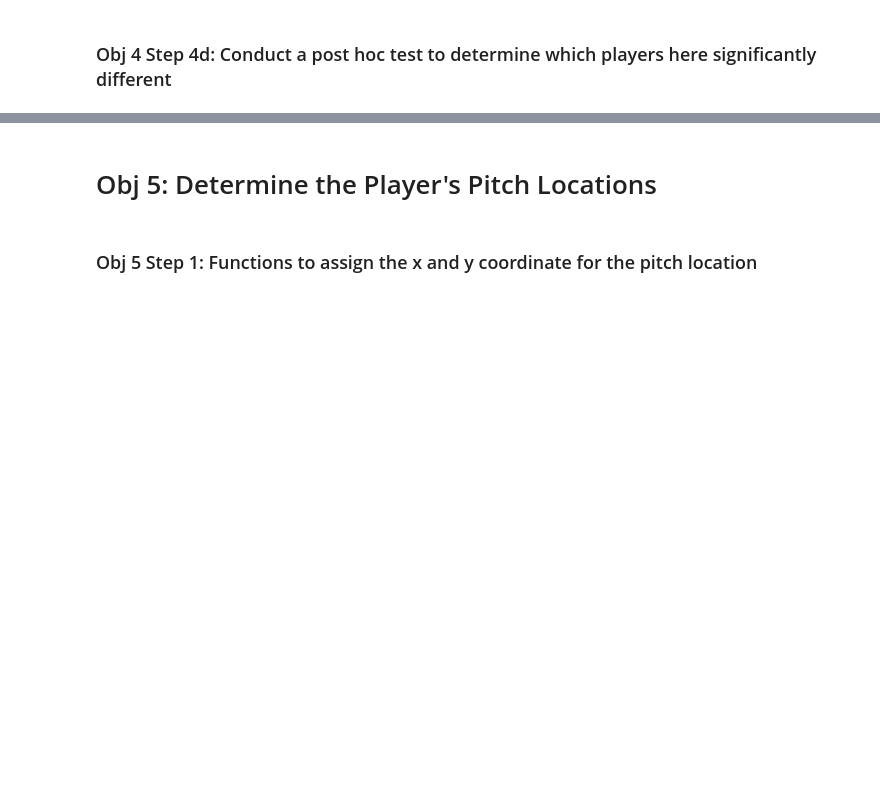
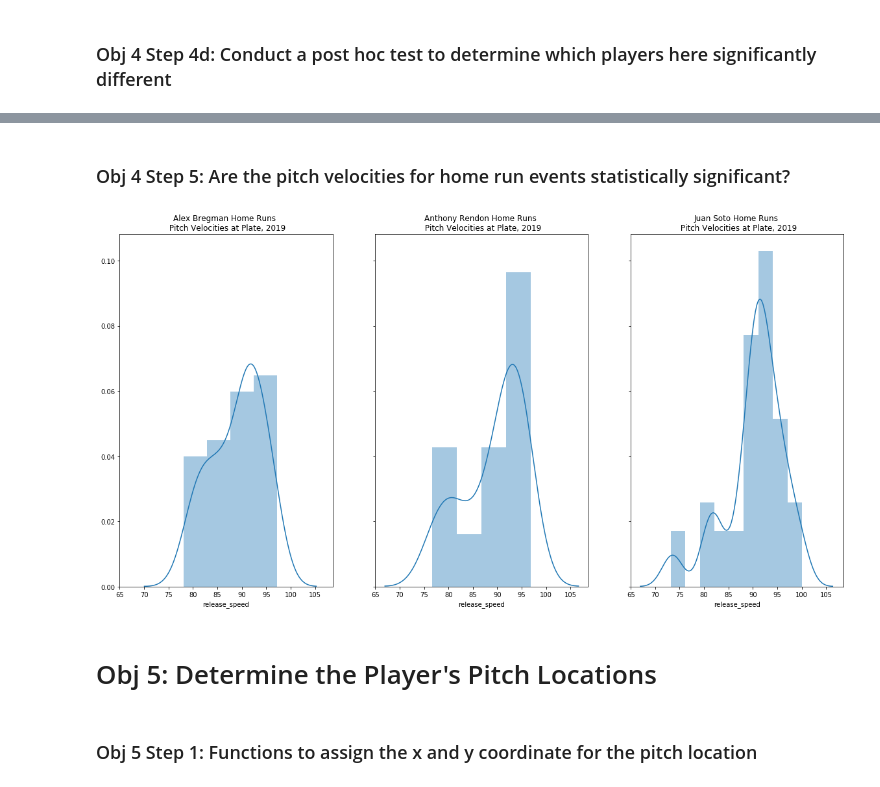
Before and after one commit to BitterScientist/bitterscientist.com, a Jupyter notebook: folders/ds_blogs/projects/2019_mlb_final_hitters/Top_HR_Player_Analysis.ipynb, the cells around one changed output, grey strips where cells are left out. Cells and saved outputs as stored; diff of their text form; code cells hidden in the pictures; blank space fills up the shorter version.

```diff
--- a/folders/ds_blogs/projects/2019_mlb_final_hitters/Top_HR_Player_Analysis.ipynb
+++ b/folders/ds_blogs/projects/2019_mlb_final_hitters/Top_HR_Player_Analysis.ipynb
@@ -645,0 +625,18 @@ No difference in the pitch velocity between:
+# %% [markdown]
+### Obj 4 Step 5: Are the pitch velocities for home run events statistically significant?
+# %%
+# Plot density plots for pitch speeds that were hit and were home runs
+bregman = player_df.loc[(player_df['batter'] == 'Bregman') & (player_df['events'] == 'home_run')]["release_speed"]
+rendon = player_df.loc[(player_df['batter'] == 'Rendon') & (player_df['events'] == 'home_run')]["release_speed"]
+soto = player_df.loc[(player_df['batter'] == 'Soto') & (player_df['events'] == 'home_run')]["release_speed"]
+
+
+# Determine if the pitches follow a normal distribution
+fig1, axs1 = plt.subplots(ncols=3, sharex=True, sharey=True, figsize=(20, 10))
+sns.distplot(bregman, color='tab:blue', ax=axs1[0]).set_title('Alex Bregman Home Runs \n Pitch Velocities at Plate, 2019')
+sns.distplot(rendon, color='tab:blue', ax=axs1[1]).set_title('Anthony Rendon Home Runs \n Pitch Velocities at Plate, 2019')
+sns.distplot(soto, color='tab:blue', ax=axs1[2]).set_title('Juan Soto Home Runs \n Pitch Velocities at Plate, 2019')
+fig1.savefig("static/images/hr_at_plate_pitch_velocities_distplot.png", bbox_inches='tight')
+plt.show()
+# %% [output]
+[figure, added]
```
Also changed, not shown: parts of 35 cells of this notebook, 9 other files.
